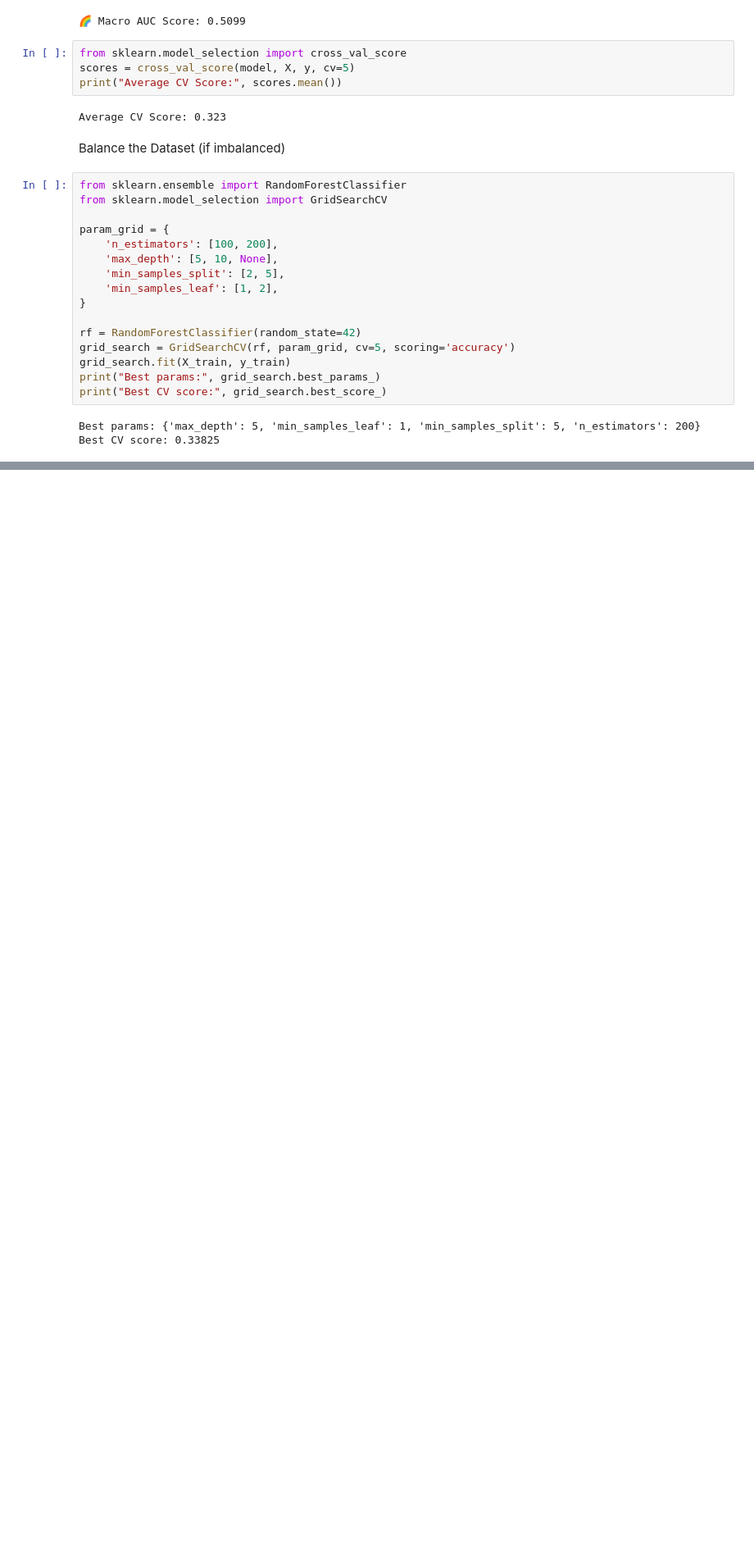
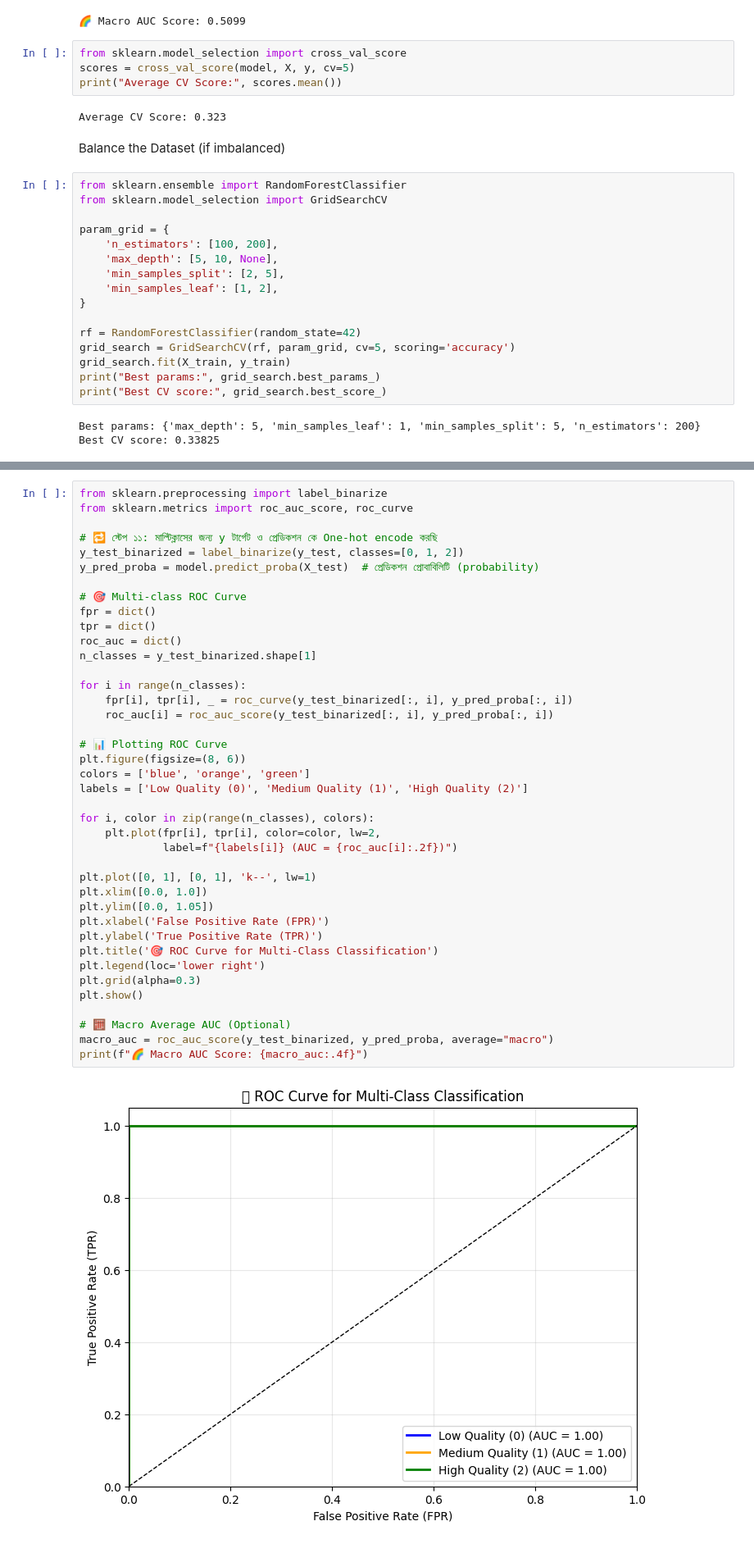
Before and after one commit to AsifIkbal1/Eye-Cancer-Prediction-End-to-End-ML-Project, a Jupyter notebook: research/main.ipynb, the cells around one changed output, grey strips where cells are left out. Shown at 82% size. Cells and saved outputs as stored; diff of their text form; blank space fills up the shorter version.

```diff
--- a/research/main.ipynb
+++ b/research/main.ipynb
@@ -1063,0 +1389,42 @@ Best CV score: 0.33825
+# %%
+from sklearn.preprocessing import label_binarize
+from sklearn.metrics import roc_auc_score, roc_curve
+
+# 🔁 স্টেপ ১১: মাল্টিক্লাসের জন্য y টার্গেট ও প্রেডিকশন কে One-hot encode করছি
+y_test_binarized = label_binarize(y_test, classes=[0, 1, 2])
+y_pred_proba = model.predict_proba(X_test)  # প্রেডিকশন প্রোবাবিলিটি (probability)
+
+# 🎯 Multi-class ROC Curve
+fpr = dict()
+tpr = dict()
+roc_auc = dict()
+n_classes = y_test_binarized.shape[1]
+
+for i in range(n_classes):
+    fpr[i], tpr[i], _ = roc_curve(y_test_binarized[:, i], y_pred_proba[:, i])
+    roc_auc[i] = roc_auc_score(y_test_binarized[:, i], y_pred_proba[:, i])
+
+# 📊 Plotting ROC Curve
+plt.figure(figsize=(8, 6))
+colors = ['blue', 'orange', 'green']
+labels = ['Low Quality (0)', 'Medium Quality (1)', 'High Quality (2)']
+
+for i, color in zip(range(n_classes), colors):
+    plt.plot(fpr[i], tpr[i], color=color, lw=2,
+             label=f"{labels[i]} (AUC = {roc_auc[i]:.2f})")
+
+plt.plot([0, 1], [0, 1], 'k--', lw=1)
+plt.xlim([0.0, 1.0])
+plt.ylim([0.0, 1.05])
+plt.xlabel('False Positive Rate (FPR)')
+plt.ylabel('True Positive Rate (TPR)')
+plt.title('🎯 ROC Curve for Multi-Class Classification')
+plt.legend(loc='lower right')
+plt.grid(alpha=0.3)
+plt.show()
+
+# 🧮 Macro Average AUC (Optional)
+macro_auc = roc_auc_score(y_test_binarized, y_pred_proba, average="macro")
+print(f"🌈 Macro AUC Score: {macro_auc:.4f}")
+# %% [output]
+[figure, added]
```
Also changed, not shown: parts of 28 cells of this notebook, 6 other files.
